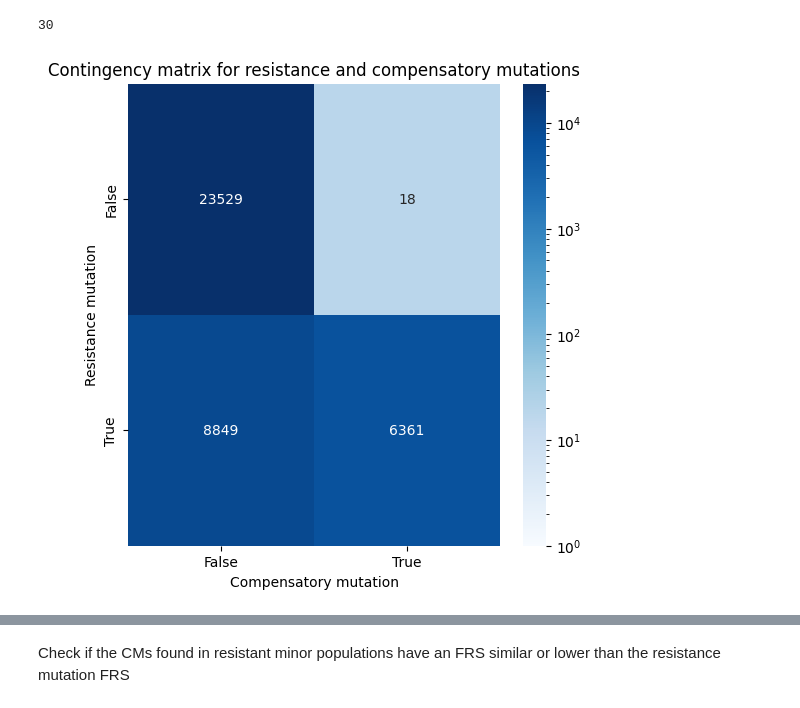
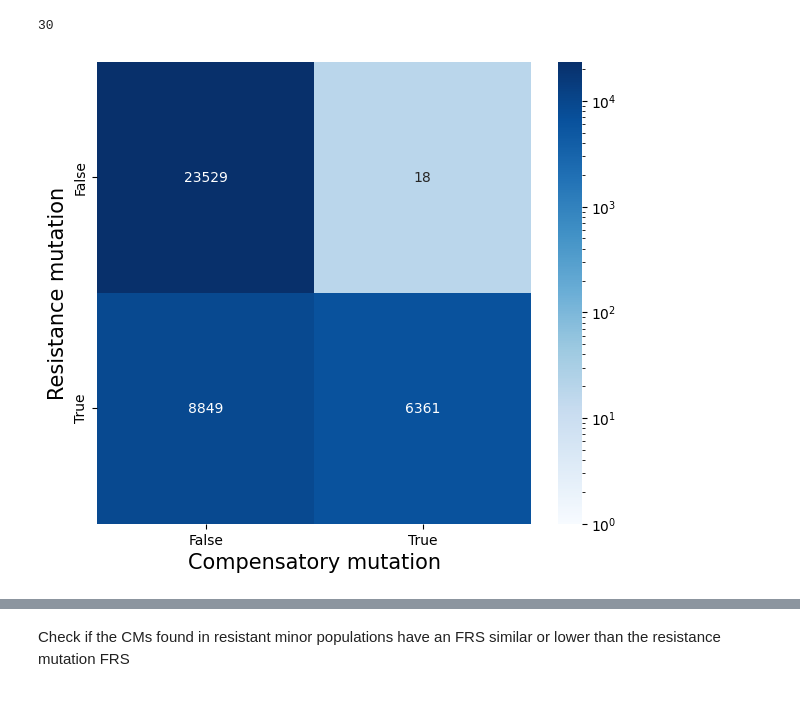
Before and after one commit to fowler-lab/tb-rnap-subpopulations, a Jupyter notebook: Reproduce_Figures.ipynb, the cells around one changed output, grey strips where cells are left out. Cells and saved outputs as stored; diff of their text form; code cells hidden in the pictures.

```diff
--- a/Reproduce_Figures.ipynb
+++ b/Reproduce_Figures.ipynb
@@ -121,4 +122,4 @@ def aggregate_minor_major_allele(group):
     })
 
 # Apply the custom aggregation function
-mutations_agg = mutations_phenotypes.groupby('UNIQUEID').apply(aggregate_minor_major_allele).reset_index()
+mutations_agg_phen = mutations_phenotypes.groupby('UNIQUEID').apply(aggregate_minor_major_allele).reset_index()
@@ -476,26 +456,26 @@ len(overlap)
 # %%
 #make contingency matrix for samples based on resistance and compensatory mutations, exluding the overlap
 from matplotlib.colors import LogNorm
 def contingency_heatmap(df, overlap, save_name='contingency_heatmap.png'):
     contingency = pd.crosstab(df[~df['UNIQUEID'].isin(overlap)]['RESISTANT_MUTATION'], df[~df['UNIQUEID'].isin(overlap)]['COMPENSATORY_MUTATION'])
     contingency
 
     #show contingency matrix as heatmap in green colour, wihtout rounded values
-    plt.figure(figsize=(6, 6))
+    plt.figure(figsize=(7, 6))
     sns.heatmap(contingency, annot=True, fmt='d', cmap='Blues',
                 norm=LogNorm(vmin=1, vmax=contingency.max().max()), cbar=True)
-    plt.title('Contingency matrix for resistance and compensatory mutations')
-    plt.xlabel('Compensatory mutation')
-    plt.ylabel('Resistance mutation')
+    # plt.title('Contingency matrix for resistance and compensatory mutations')
+    plt.xlabel('Compensatory mutation', fontsize=15)
+    plt.ylabel('Resistance mutation', fontsize=15)
 
     #save figure in high resolution
     plt.savefig(f'figures/{save_name}', dpi=300)
 
     plt.show()
 
 contingency_heatmap(mutations_agg, overlap, save_name='contingency_heatmap.png')
 # %% [output]
-[figure, old version]
+[figure, new version]
 # %%
 #exclude all samples with a minor allele from the analysis
 mutations_agg_major = mutations_agg[~mutations_agg['R_MINOR_ALLELE']]
```
Also changed, not shown: parts of 38 cells of this notebook.
